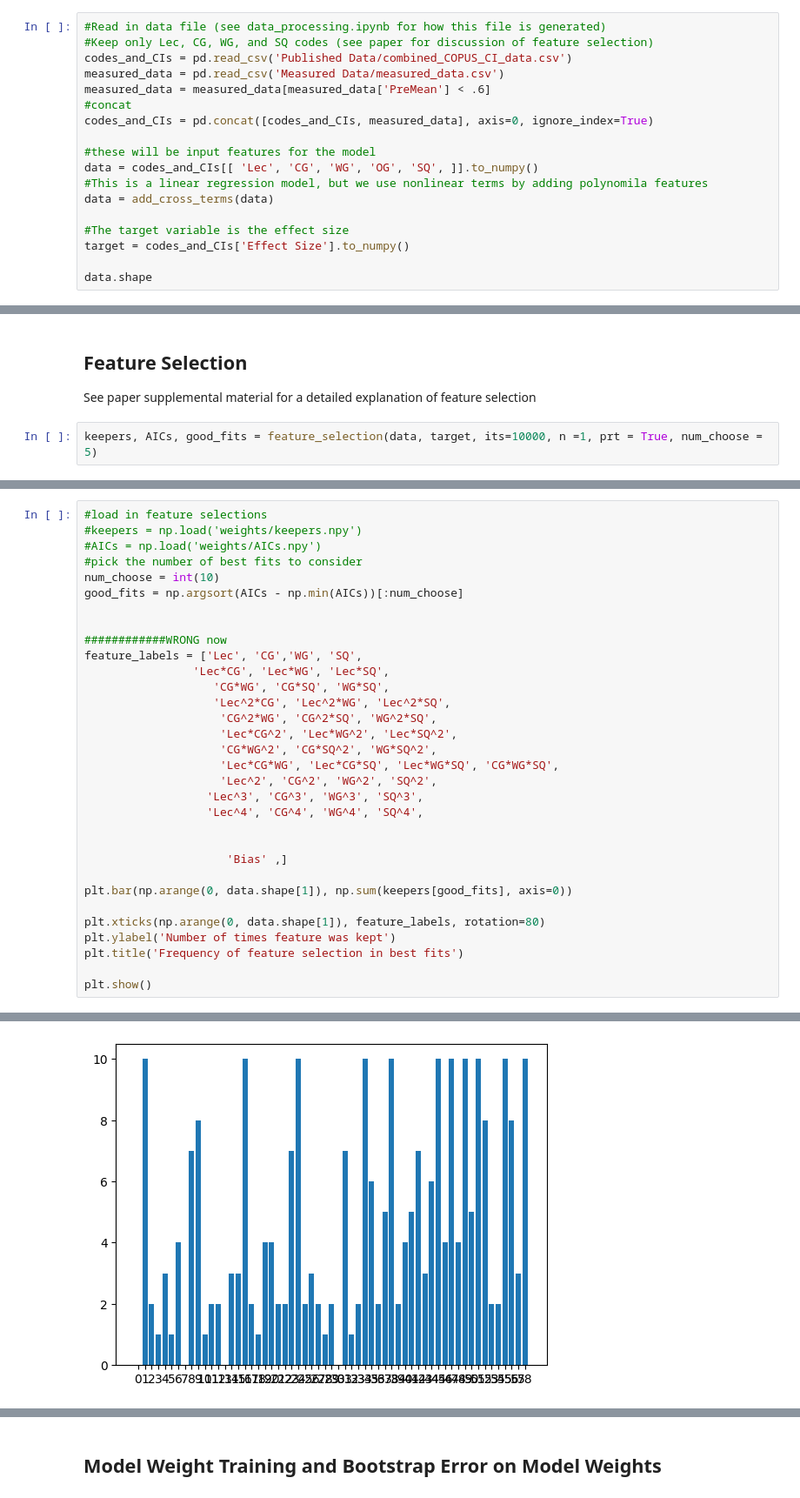
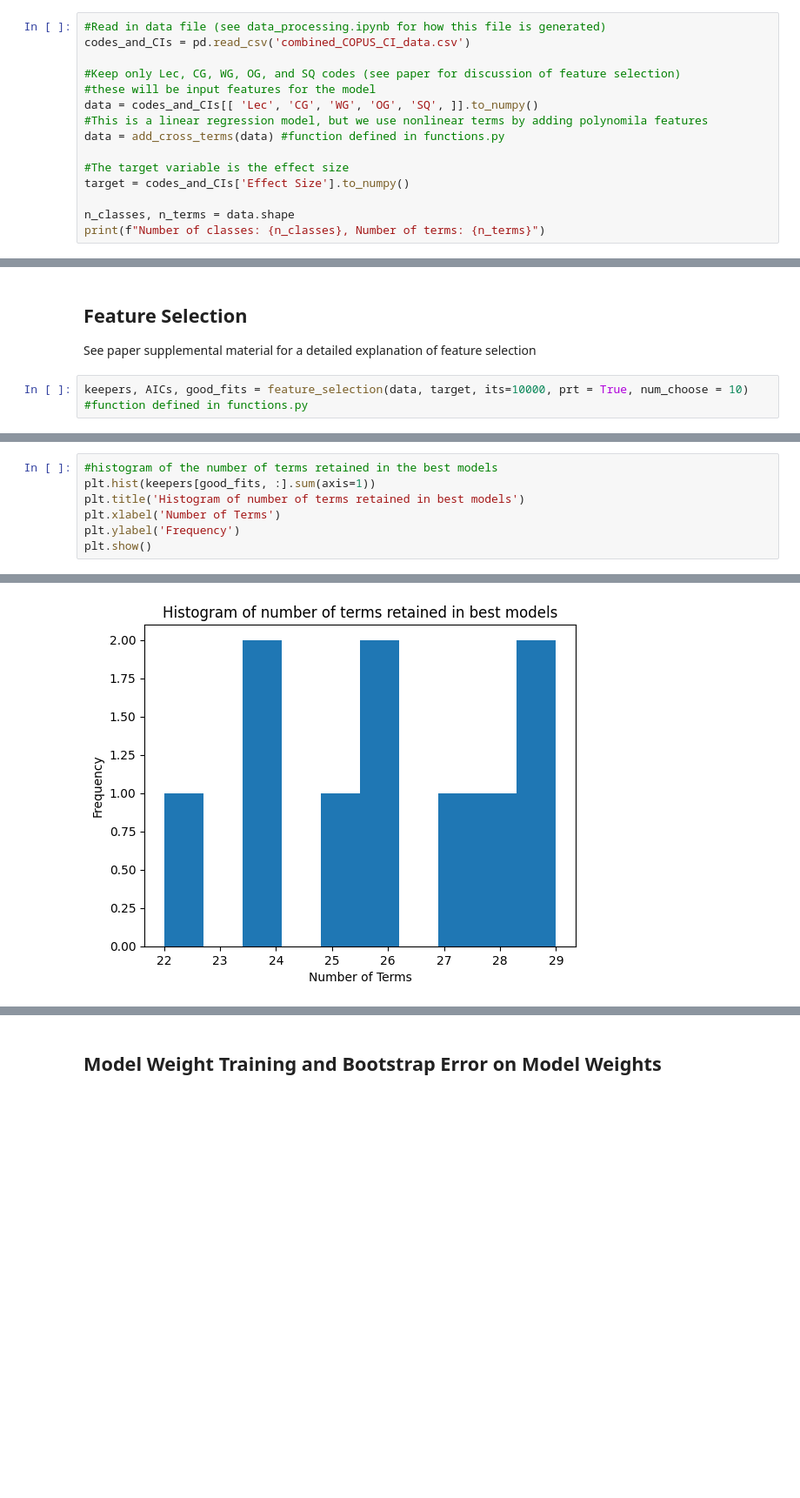
Before and after one commit to oross314/Modeling-Active-Learning-Classrooms, a Jupyter notebook: regression_model.ipynb, the cells around one changed output, grey strips where cells are left out. Shown: that part at 87% size. Drawn from its saved outputs; the diff is of its cells as text; blank space fills up the shorter version.

Commit message:
Cleaned up regression model, big LOO still running

```diff
--- a/regression_model.ipynb
+++ b/regression_model.ipynb
@@ -12,20 +12,17 @@ from matplotlib.patches import Rectangle
 ## Load in Data
 # %%
 #Read in data file (see data_processing.ipynb for how this file is generated)
-#Keep only Lec, CG, WG, and SQ codes (see paper for discussion of feature selection)
-codes_and_CIs = pd.read_csv('Published Data/combined_COPUS_CI_data.csv')
-measured_data = pd.read_csv('Measured Data/measured_data.csv')
-measured_data = measured_data[measured_data['PreMean'] < .6]
-#concat
-codes_and_CIs = pd.concat([codes_and_CIs, measured_data], axis=0, ignore_index=True)
+codes_and_CIs = pd.read_csv('combined_COPUS_CI_data.csv')
 
+#Keep only Lec, CG, WG, OG, and SQ codes (see paper for discussion of feature selection)
 #these will be input features for the model
 data = codes_and_CIs[[ 'Lec', 'CG', 'WG', 'OG', 'SQ', ]].to_numpy()
 #This is a linear regression model, but we use nonlinear terms by adding polynomila features
-data = add_cross_terms(data)
+data = add_cross_terms(data) #function defined in functions.py
 
 #The target variable is the effect size
 target = codes_and_CIs['Effect Size'].to_numpy()
 
-data.shape
+n_classes, n_terms = data.shape
+print(f"Number of classes: {n_classes}, Number of terms: {n_terms}")
 # %% [output]
@@ -48,5 +37,5 @@ data.shape
 
 See paper supplemental material for a detailed explanation of feature selection
 # %%
-keepers, AICs, good_fits = feature_selection(data, target, its=10000, n =1, prt = True, num_choose = 5)
+keepers, AICs, good_fits = feature_selection(data, target, its=10000, prt = True, num_choose = 10) #function defined in functions.py
 # %% [output]
@@ -68,33 +52,8 @@ array([14.51062003, 16.75033162, 19.60858259, 23.52109097, 24.38696265,
 # %%
-#load in feature selections
-#keepers = np.load('weights/keepers.npy')
-#AICs = np.load('weights/AICs.npy')
-#pick the number of best fits to consider
-num_choose = int(10)
-good_fits = np.argsort(AICs - np.min(AICs))[:num_choose]
-
-
-############WRONG now
-feature_labels = ['Lec', 'CG','WG', 'SQ',
-                'Lec*CG', 'Lec*WG', 'Lec*SQ',
-                   'CG*WG', 'CG*SQ', 'WG*SQ',
-                   'Lec^2*CG', 'Lec^2*WG', 'Lec^2*SQ',
-                    'CG^2*WG', 'CG^2*SQ', 'WG^2*SQ',
-                    'Lec*CG^2', 'Lec*WG^2', 'Lec*SQ^2',
-                    'CG*WG^2', 'CG*SQ^2', 'WG*SQ^2',
-                    'Lec*CG*WG', 'Lec*CG*SQ', 'Lec*WG*SQ', 'CG*WG*SQ',
-                    'Lec^2', 'CG^2', 'WG^2', 'SQ^2',
-                  'Lec^3', 'CG^3', 'WG^3', 'SQ^3',
-                  'Lec^4', 'CG^4', 'WG^4', 'SQ^4',
-
-
-                     'Bias' ,]
-
-plt.bar(np.arange(0, data.shape[1]), np.sum(keepers[good_fits], axis=0))
-
-plt.xticks(np.arange(0, data.shape[1]), feature_labels, rotation=80)
-plt.ylabel('Number of times feature was kept')
-plt.title('Frequency of feature selection in best fits')
-
+#histogram of the number of terms retained in the best models
+plt.hist(keepers[good_fits, :].sum(axis=1))
+plt.title('Histogram of number of terms retained in best models')
+plt.xlabel('Number of Terms')
+plt.ylabel('Frequency')
 plt.show()
 # %% [output]
@@ -102,2 +60,2 @@ ValueError: The number of FixedLocator locations (59), usually from a call to se
-[figure, old version]
+[figure, new version]
 # %% [markdown]
```
Also changed, not shown: parts of 22 cells of this notebook, 3 other files.
